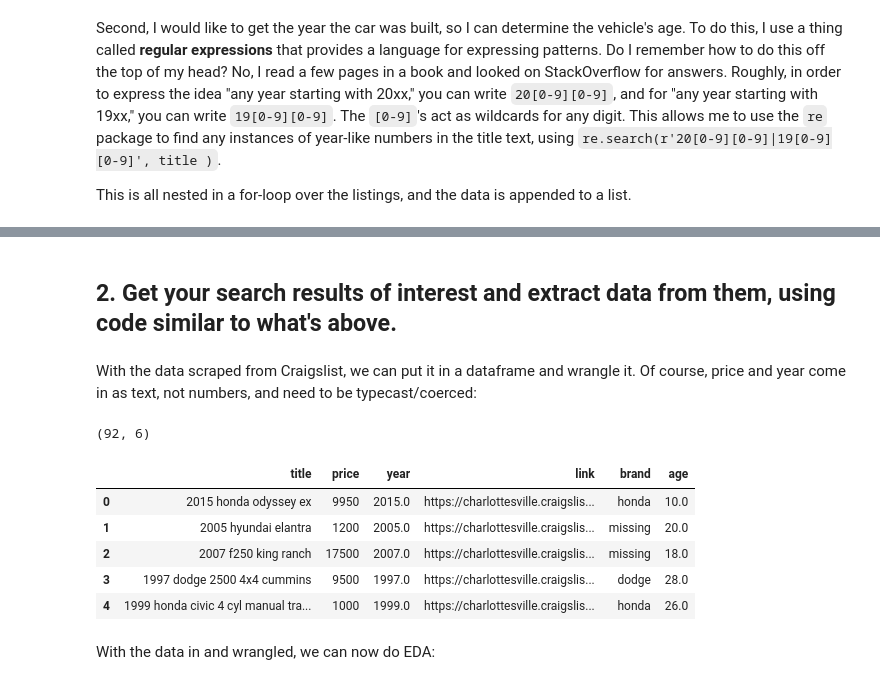
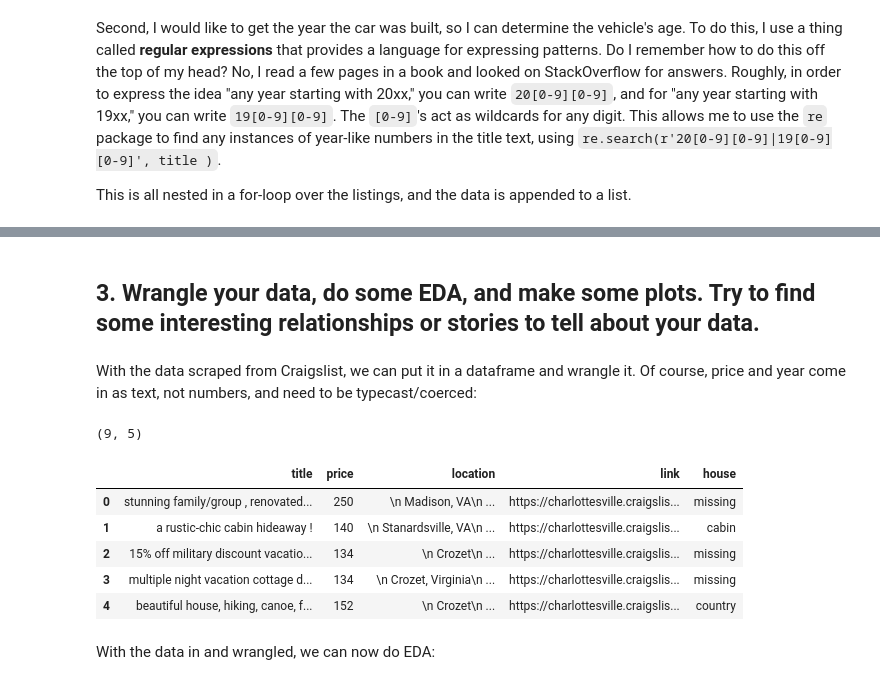
Before and after one commit to marisagua/labs, a Jupyter notebook: 02_scraping/lab_notebook.ipynb, the cells around one changed output, grey strips where cells are left out. Cells and saved outputs as stored; diff of their text form; code cells hidden in the pictures.

```diff
--- a/02_scraping/lab_notebook.ipynb
+++ b/02_scraping/lab_notebook.ipynb
@@ -18,8 +20,8 @@ import seaborn as sns
 
 import requests # Page requests
 
-header = {'User-Agent': 'Mozilla/5.0 (Windows NT 10.0; Win64; x64; rv:124.0) Gecko/20100101 Firefox/124.0'}
-url = 'https://charlottesville.craigslist.org/search/cta?purveyor=owner#search=1~gallery~0~0'
+header = {'User-Agent': 'Mozilla/5.0 (Windows NT 10.0; Win64; x64; rv:124.0) Gecko/20100101 Firefox/124.0'} #not sure what this comes from
+url = 'https://charlottesville.craigslist.org/search/vac#search=1~gallery~0~0' #searching vacation rentals
 raw = requests.get(url,headers=header) # Get page
 # %% [markdown]
 Now that we have that particular page available locally, we want to **parse** it and get results from it. To do that, we can use a package called `beautifulSoup` or `bs4`.
@@ -89,27 +64,31 @@ This is all nested in a for-loop over the listings, and the data is appended to
 # %%
 import re # Regular expressions
 
-brands = ['honda', 'dodge','toyota','ford','tesla','gmc','jeep','bmw','mitsubishi','mazda',
-          'volvo','audi','volkswagen','chevy','chevrolet','acura','kia','subaru','lexus',
-          'cadillac','buick','porsche','infiniti']
+houses = ['cabin', 'cabins' 'cottage', 'beachfront', 'beach', 'country'] #Filtering by vacation home type
+
 
 data = [] # We'll save our listings in this object
 for k in range( len(listings) ):
     title = listings[k].find('div',class_='title').get_text().lower()
     price = listings[k].find('div',class_='price').get_text()
+    location_div = listings[k].find('div', class_='location')
+    if location_div:
+        location = location_div.get_text()
+    else:
+        location = 'missing'
     link = listings[k].find(href=True)['href']
-    # Get brand from the title string:
+    # Get vacation house type from the title string:
     words = title.split()
-    hits = [word for word in words if word in brands] # Find brands in the title
+    hits = [word for word in words if word in houses] # Filter by words in title
     if len(hits) == 0:
-        brand = 'missing'
+        house = 'missing'
     else:
-        brand = hits[0]
+        house = hits[0]
     # Get years from title string:
-    regex_search = re.search(r'20[0-9][0-9]|19[0-9][0-9]', title ) # Find year references
-    if regex_search is None: # If no hits, record year as missing value
-        year = np.nan
-    else: # If hits, record year as first match
-        year = regex_search.group(0)
+    # regex_search = re.search(r'20[0-9][0-9]|19[0-9][0-9]', title ) # Find year references
+    # if regex_search is None: # If no hits, record year as missing value
+    #     year = np.nan
+    # else: # If hits, record year as first match
+    #     year = regex_search.group(0)
     #
-    data.append({'title':title,'price':price,'year':year,'link':link,'brand':brand})
+    data.append({'title':title,'price':price, 'location': location, 'link':link,'house':house})
@@ -136,27 +95,26 @@ data
-# %% [markdown]
-## 2. Get your search results of interest and extract data from them, using code similar to what's above.
+# %% [markdown]
+## 3. Wrangle your data, do some EDA, and make some plots. Try to find some interesting relationships or stories to tell about your data.
 # %% [markdown]
 
 With the data scraped from Craigslist, we can put it in a dataframe and wrangle it. Of course, price and year come in as text, not numbers, and need to be typecast/coerced:
 # %%
 ## Wrangle the data
 df = pd.DataFrame.from_dict(data)
 df['price'] = df['price'].str.replace('$','')
 df['price'] = df['price'].str.replace(',','')
 df['price'] = pd.to_numeric(df['price'],errors='coerce')
-df['year'] = pd.to_numeric(df['year'],errors='coerce')
-df['age'] = 2025-df['year']
+
 print(df.shape)
-df.to_csv('craigslist_cville_cars.csv') # Save data in case of a disaster
+df.to_csv('craigslist_cville_vhomes.csv') # Save data in case of a disaster
 df.head()
 # %% [output]
-(92, 6)
+(9, 5)
-|  | title | price | year | link | brand | age |
-| 0 | 2015 honda odyssey ex | 9950 | 2015.0 | https://charlottesville.craigslis... | honda | 10.0 |
-| 1 | 2005 hyundai elantra | 1200 | 2005.0 | https://charlottesville.craigslis... | missing | 20.0 |
-| 2 | 2007 f250 king ranch | 17500 | 2007.0 | https://charlottesville.craigslis... | missing | 18.0 |
-| 3 | 1997 dodge 2500 4x4 cummins | 9500 | 1997.0 | https://charlottesville.craigslis... | dodge | 28.0 |
-| 4 | 1999 honda civic 4 cyl manual tra... | 1000 | 1999.0 | https://charlottesville.craigslis... | honda | 26.0 |
+|  | title | price | location | link | house |
+| 0 | stunning family/group , renovated... | 250 | \n Madison, VA\n ... | https://charlottesville.craigslis... | missing |
+| 1 | a rustic-chic cabin hideaway ! | 140 | \n Stanardsville, VA\n ... | https://charlottesville.craigslis... | cabin |
+| 2 | 15% off military discount vacatio... | 134 | \n Crozet\n ... | https://charlottesville.craigslis... | missing |
+| 3 | multiple night vacation cottage d... | 134 | \n Crozet, Virginia\n ... | https://charlottesville.craigslis... | missing |
+| 4 | beautiful house, hiking, canoe, f... | 152 | \n Crozet\n ... | https://charlottesville.craigslis... | country |
 # %% [markdown]
 With the data in and wrangled, we can now do EDA:
 # %%
```
Also changed, not shown: parts of 18 cells of this notebook.
